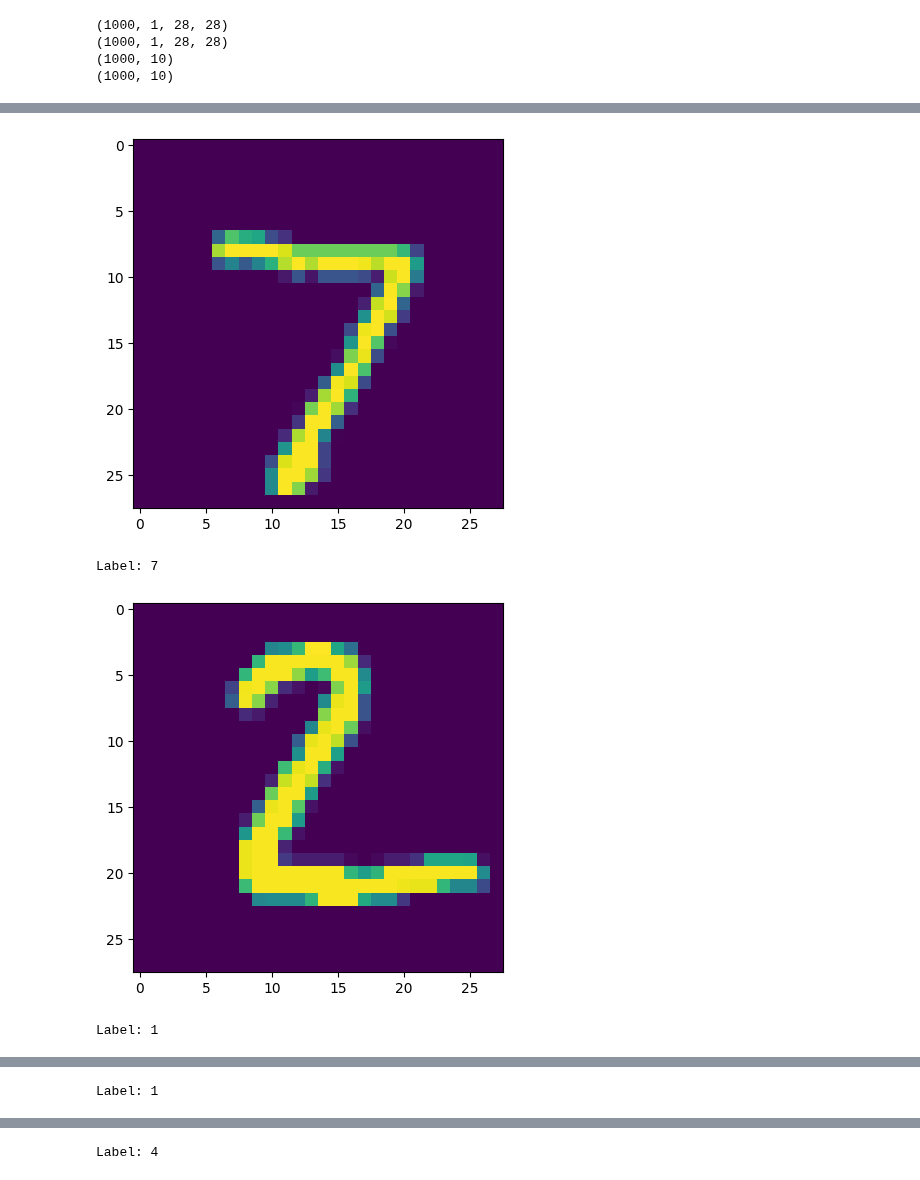
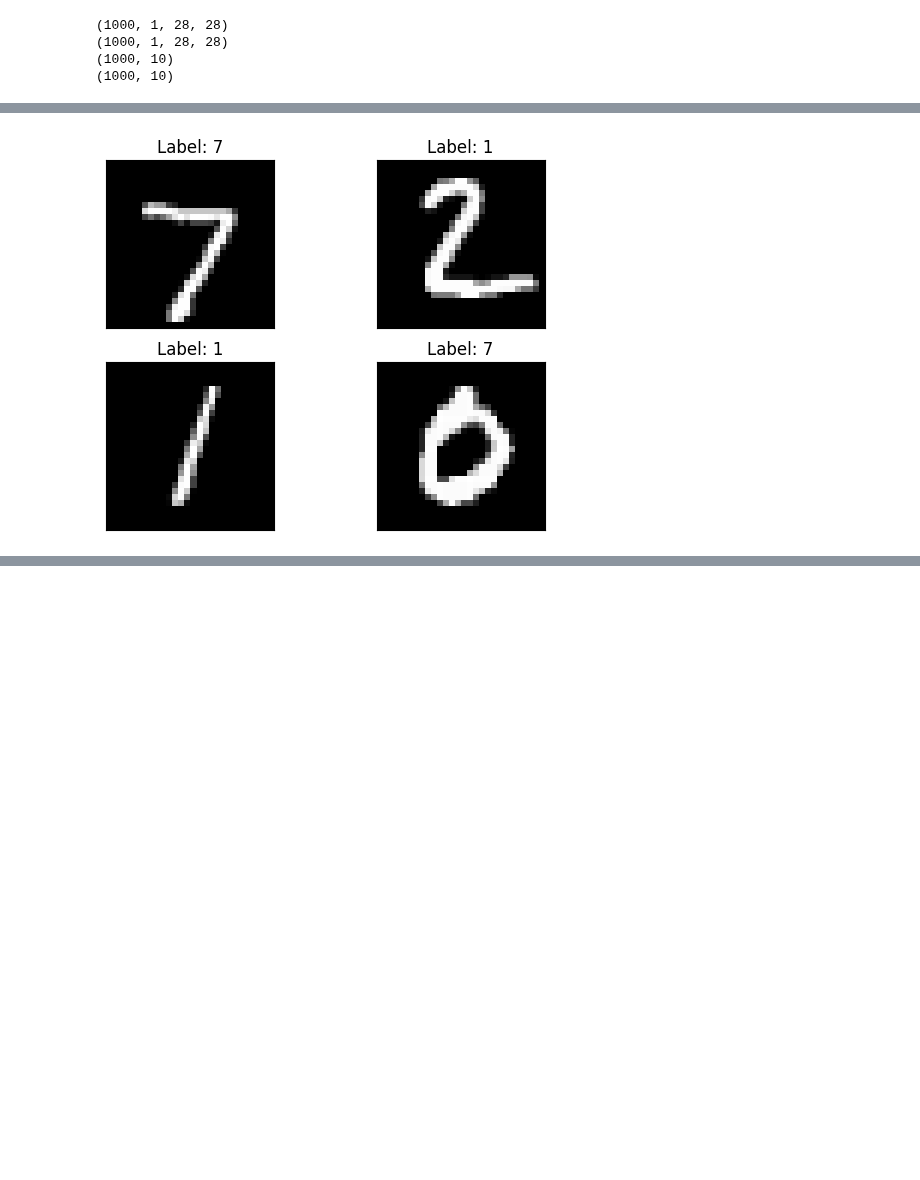
Before and after one commit to daredevil9215/DLFS, a Jupyter notebook: ConvolutionalNeuralNetwork.ipynb, the cells around one changed output, grey strips where cells are left out. Drawn from its saved outputs; the diff is of its cells as text; code cells hidden in the pictures; blank space fills up the shorter version.

```diff
--- a/ConvolutionalNeuralNetwork.ipynb
+++ b/ConvolutionalNeuralNetwork.ipynb
@@ -395,7 +399,9 @@ print(y_test.shape)
 (1000, 10)
 (1000, 10)
 # %%
-class Loss_CCE:
+from dlfs.base import Loss, Activation
+
+class CCE_Loss(Loss):
 
     def calculate(self, y_pred, y_true):
         samples = range(len(y_pred))
@@ -419,7 +425,7 @@ class Loss_CCE:
         self.dinputs = -y_true / dvalues
         self.dinputs = self.dinputs / samples
 
-class Activation_Softmax:
+class Softmax(Activation):
 
     def forward(self, inputs):
         self.inputs = inputs
@@ -443,9 +449,9 @@ layers = [ConvolutionalLayer(input_shape=(1, 28, 28), output_depth=5, kernel_siz
           DenseLayer(5 * 26 * 26, 100),
           Sigmoid(),
           DenseLayer(100, 10),
-          Activation_Softmax()]
+          Softmax()]
 
-model = Model(layers=layers, loss_function=Loss_CCE(), optimizer=Optimizer_SGD(learning_rate=3e-2))
+model = Model(layers=layers, loss_function=CCE_Loss(), optimizer=Optimizer_SGD(learning_rate=3e-2))
 
 model.train(x_train, y_train, print_every=10, iterations=50)
 # %% [output]
@@ -457,13 +463,23 @@ Loss: 2223.084606087994
 # %%
-for x in x_test[:4]:
+fig, ax = plt.subplots(nrows=2, ncols=2)
+i, j = 0, 0
+
+for idx, x in enumerate(x_test[:4]):
+
     img = x.reshape(28, 28)
     x = x.reshape(1, *x.shape)
     y_pred = model.predict(x)
-    plt.imshow(img)
-    plt.show()
-    print(f'Label: {np.argmax(y_pred)}')
+
+    ax[i, j].imshow(img, cmap='gray')
+    ax[i, j].set_xticks([])
+    ax[i, j].set_yticks([])
+    ax[i, j].set_title(f'Label: {np.argmax(y_pred)}')
+
+    j += 1
+    if j % 2 == 0:
+        i += 1
+        j = 0
+
+plt.show()
 # %% [output]
-[figure, old version]
+[figure, new version]
-Label: 7
-[figure, removed]
-Label: 1
@@ -471 +485,0 @@ Label: 1
-Label: 1
@@ -473 +485,0 @@ Label: 1
-Label: 4
```
Also changed, not shown: parts of 5 cells of this notebook.
